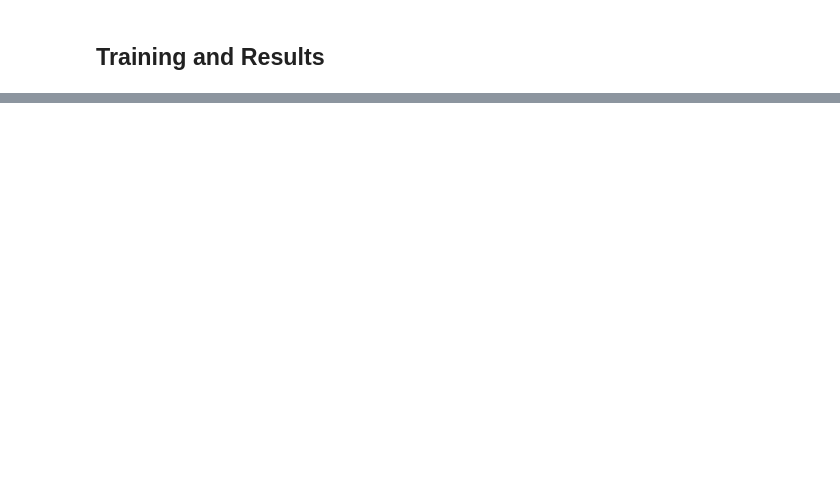
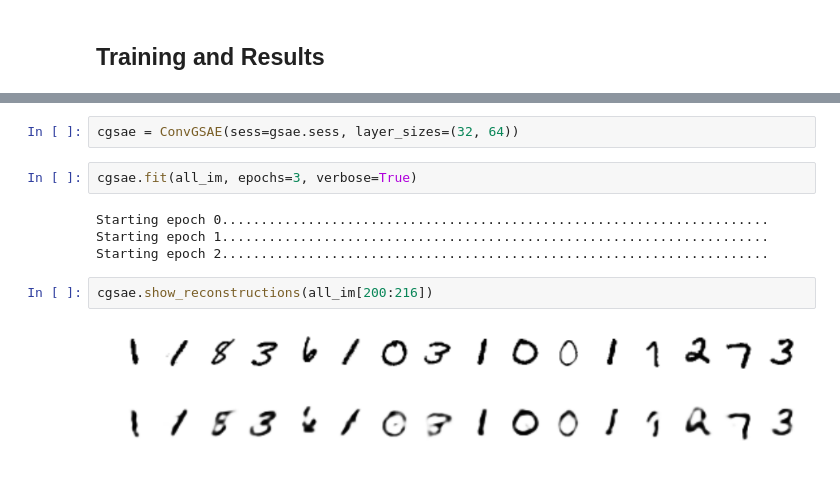
Before and after one commit to jeffschecter/sandbox, a Jupyter notebook: MNIST categorical variational autoencoder.ipynb, the cells around one changed output, grey strips where cells are left out. Saved outputs shown, nothing was run; the diff lists cells and outputs as text; blank space fills up the shorter version.

Commit message:
conv variant

```diff
--- a/MNIST categorical variational autoencoder.ipynb
+++ b/MNIST categorical variational autoencoder.ipynb
@@ -252,0 +333,12 @@ gsvae.training_report()
+# %%
+cgsae = ConvGSAE(sess=gsae.sess, layer_sizes=(32, 64))
+# %%
+cgsae.fit(all_im, epochs=3, verbose=True)
+# %% [output]
+Starting epoch 0......................................................................
+Starting epoch 1......................................................................
+Starting epoch 2......................................................................
+# %%
+cgsae.show_reconstructions(all_im[200:216])
+# %% [output]
+[figure, added]
```
Also changed, not shown: parts of 14 cells of this notebook.
